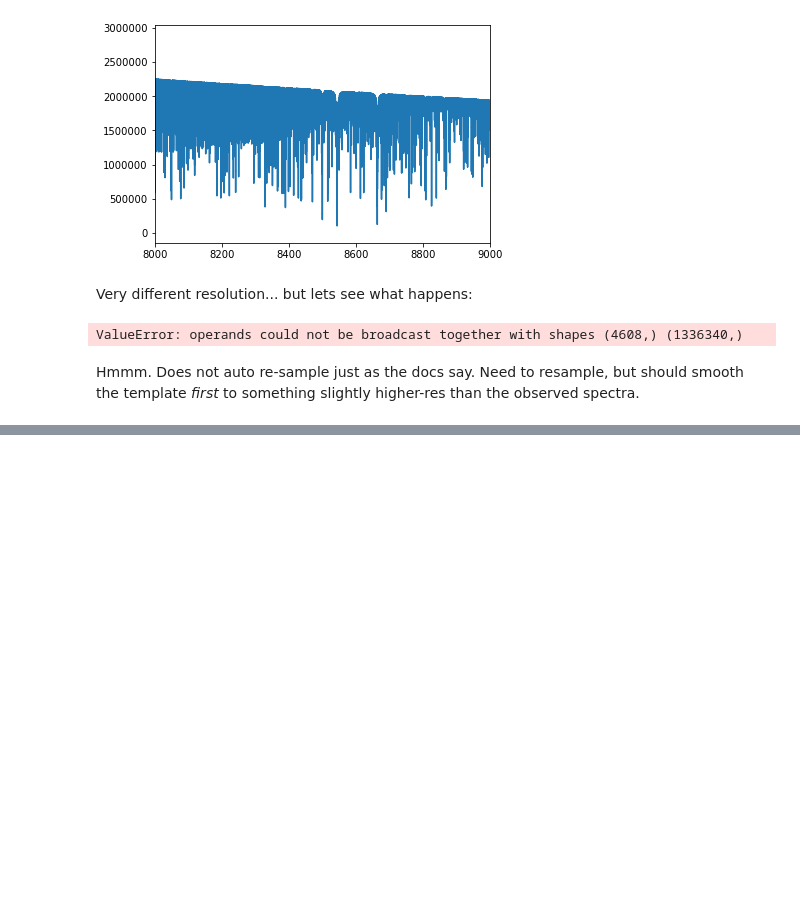
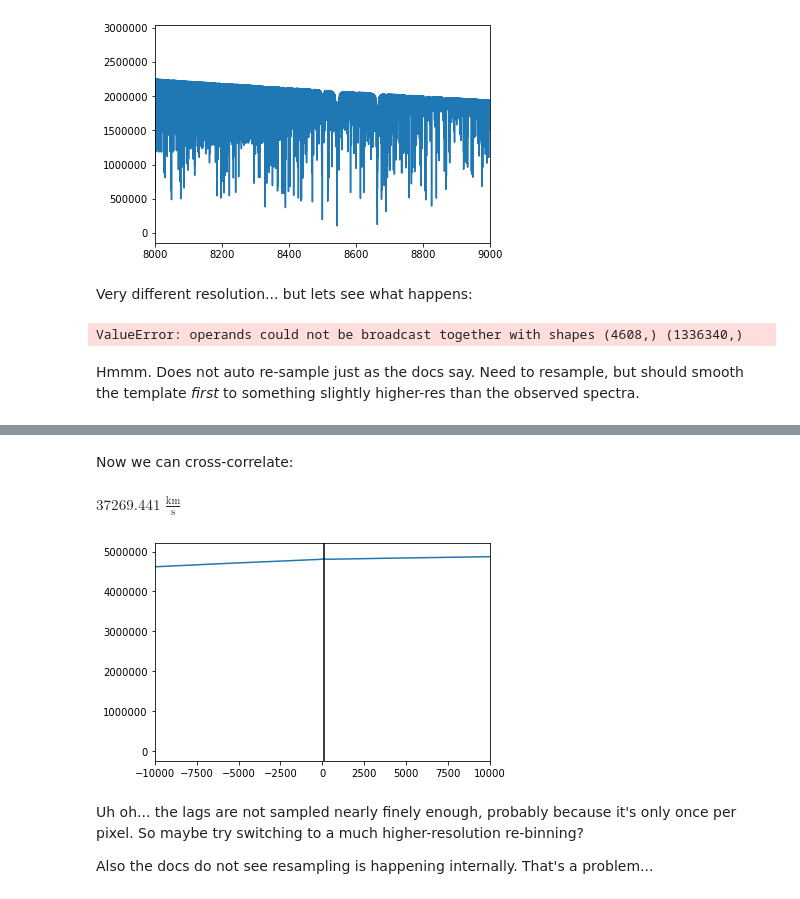
Before and after one commit to eteq/specutils, a Jupyter notebook: docs/Stellar cross-correlation.ipynb, the cells around one changed output, grey strips where cells are left out. Saved outputs shown, nothing was run; the diff lists cells and outputs as text; code cells hidden in the pictures; blank space fills up the shorter version.

```diff
--- a/docs/Stellar cross-correlation.ipynb
+++ b/docs/Stellar cross-correlation.ipynb
@@ -102,0 +142,15 @@ Hmmm.  Does not auto re-sample just as the docs say. Need to resample, but shoul
+# %% [markdown]
+Now we can cross-correlate:
+# %%
+corr, lags = template_correlate(brightspec, smoothed_resampled_templ)
+plt.plot(lags, corr)
+plt.axvline(brightspec.radial_velocity.value,c = 'k')
+plt.xlim(-10000, 10000)
+lags[np.argmax(corr)]
+# %% [output]
+$37269.441 \; \mathrm{\frac{km}{s}}$
+[figure, added]
+# %% [markdown]
+Uh oh... the lags are not sampled nearly finely enough, probably because it's only once per pixel. So maybe try switching to a much higher-resolution re-binning?
+
+Also the docs do not see resampling is happening internally.  That's a problem...
```
Also changed, not shown: parts of 16 cells of this notebook.
